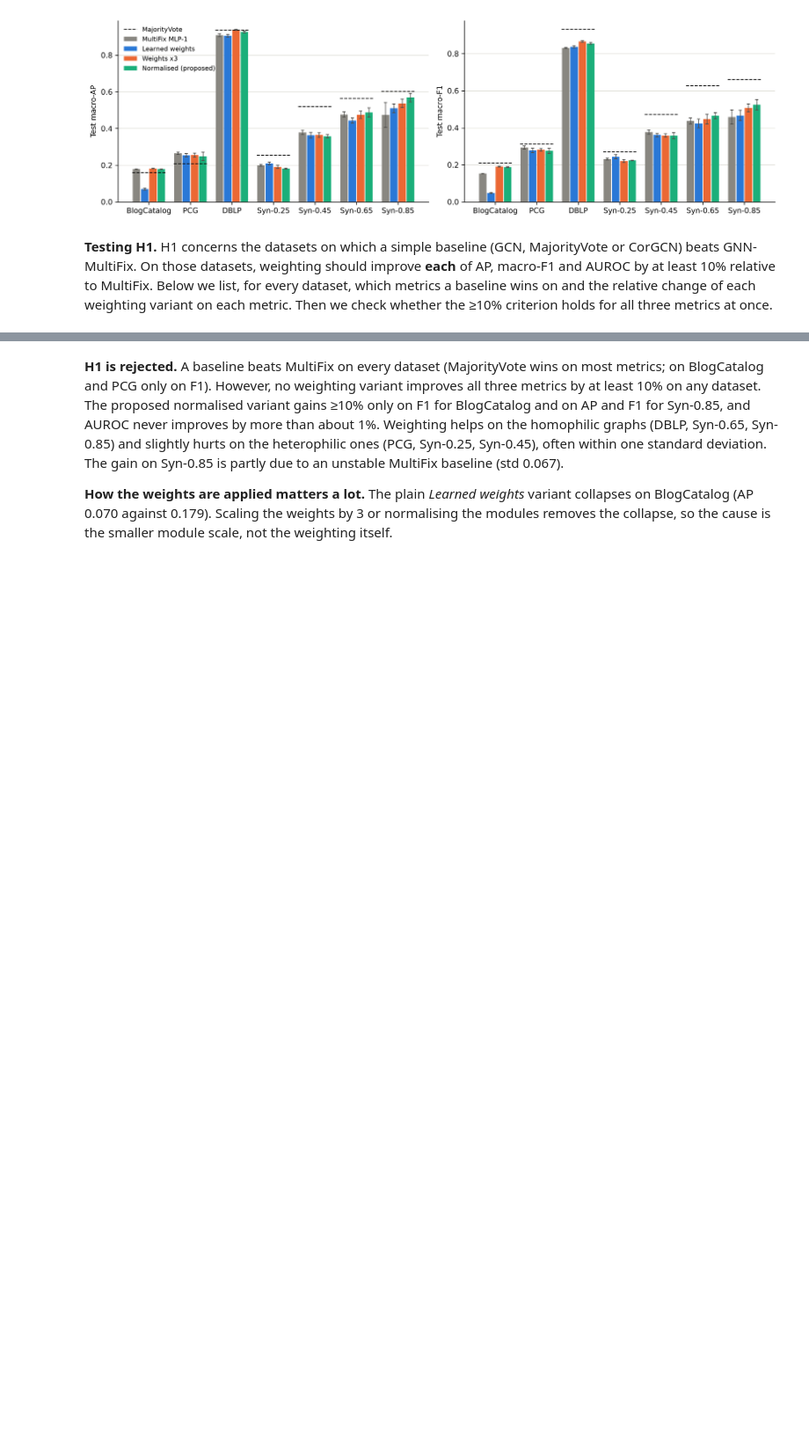
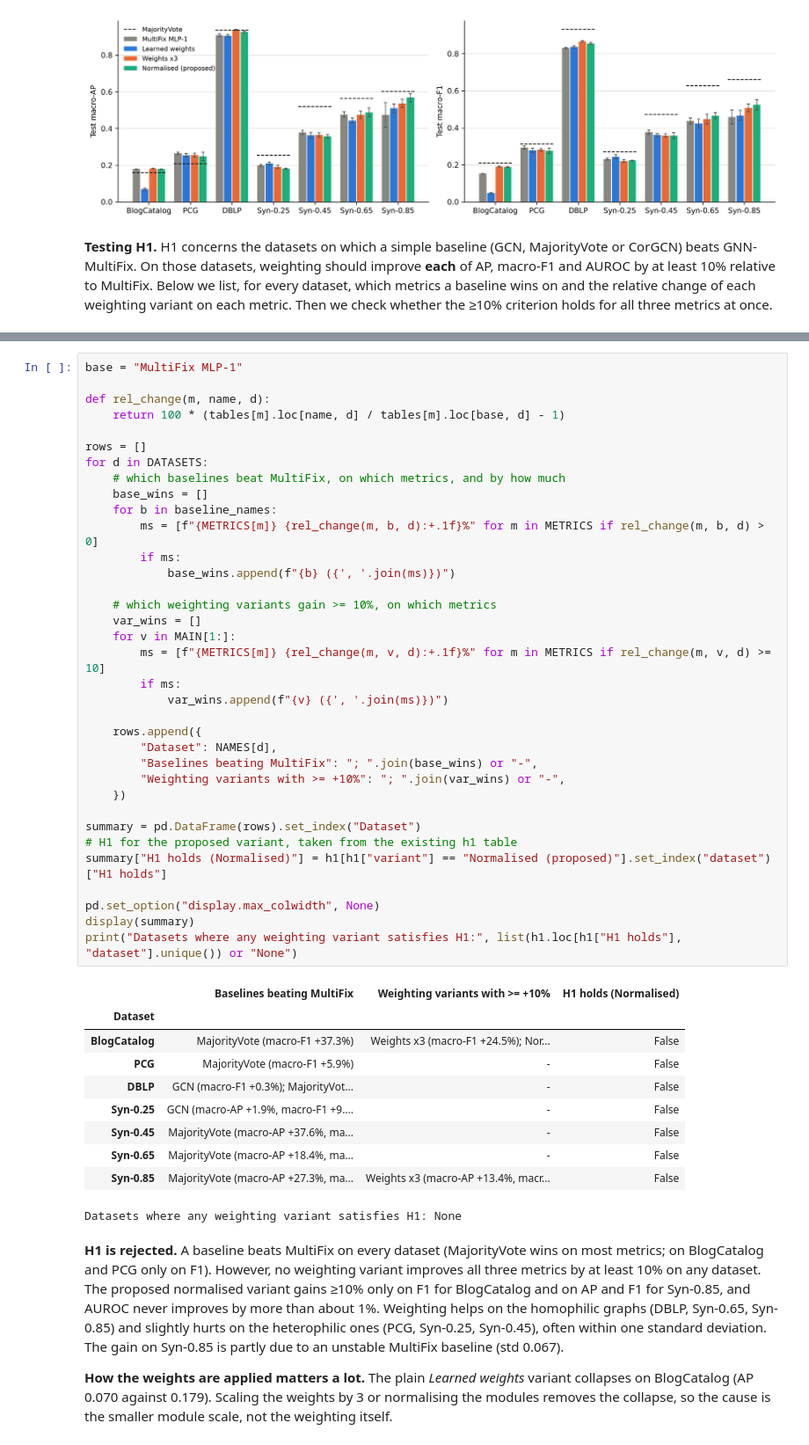
Before and after one commit to TimH149/GraphML, a Jupyter notebook: Project_Notebook.ipynb, the cells around one changed output, grey strips where cells are left out. Shown at 88% size. Cells and saved outputs as stored; diff of their text form; blank space fills up the shorter version.

```diff
--- a/Project_Notebook.ipynb
+++ b/Project_Notebook.ipynb
@@ -732,3 +695,49 @@ Datasets where any weighting variant satisfies H1: None
+# %%
+base = "MultiFix MLP-1"
+
+def rel_change(m, name, d):
+    return 100 * (tables[m].loc[name, d] / tables[m].loc[base, d] - 1)
+
+rows = []
+for d in DATASETS:
+    # which baselines beat MultiFix, on which metrics, and by how much
+    base_wins = []
+    for b in baseline_names:
+        ms = [f"{METRICS[m]} {rel_change(m, b, d):+.1f}%" for m in METRICS if rel_change(m, b, d) > 0]
+        if ms:
+            base_wins.append(f"{b} ({', '.join(ms)})")
+
+    # which weighting variants gain >= 10%, on which metrics
+    var_wins = []
+    for v in MAIN[1:]:
+        ms = [f"{METRICS[m]} {rel_change(m, v, d):+.1f}%" for m in METRICS if rel_change(m, v, d) >= 10]
+        if ms:
+            var_wins.append(f"{v} ({', '.join(ms)})")
+
+    rows.append({
+        "Dataset": NAMES[d],
+        "Baselines beating MultiFix": "; ".join(base_wins) or "-",
+        "Weighting variants with >= +10%": "; ".join(var_wins) or "-",
+    })
+
+summary = pd.DataFrame(rows).set_index("Dataset")
+# H1 for the proposed variant, taken from the existing h1 table
+summary["H1 holds (Normalised)"] = h1[h1["variant"] == "Normalised (proposed)"].set_index("dataset")["H1 holds"]
+
+pd.set_option("display.max_colwidth", None)
+display(summary)
+print("Datasets where any weighting variant satisfies H1:", list(h1.loc[h1["H1 holds"], "dataset"].unique()) or "None")
+# %% [output]
+|  | Baselines beating MultiFix | Weighting variants with >= +10% | H1 holds (Normalised) |
+| Dataset |  |  |  |
+| BlogCatalog | MajorityVote (macro-F1 +37.3%) | Weights x3 (macro-F1 +24.5%); Nor... | False |
+| PCG | MajorityVote (macro-F1 +5.9%) | - | False |
+| DBLP | GCN (macro-F1 +0.3%); MajorityVot... | - | False |
+| Syn-0.25 | GCN (macro-AP +1.9%, macro-F1 +9.... | - | False |
+| Syn-0.45 | MajorityVote (macro-AP +37.6%, ma... | - | False |
+| Syn-0.65 | MajorityVote (macro-AP +18.4%, ma... | - | False |
+| Syn-0.85 | MajorityVote (macro-AP +27.3%, ma... | Weights x3 (macro-AP +13.4%, macr... | False |
+Datasets where any weighting variant satisfies H1: None
 # %% [markdown]
 **H1 is rejected.** A baseline beats MultiFix on every dataset (MajorityVote wins on most metrics; on BlogCatalog and PCG only on F1). However, no weighting variant improves all three metrics by at least 10% on any dataset. The proposed normalised variant gains ≥10% only on F1 for BlogCatalog and on AP and F1 for Syn-0.85, and AUROC never improves by more than about 1%. Weighting helps on the homophilic graphs (DBLP, Syn-0.65, Syn-0.85) and slightly hurts on the heterophilic ones (PCG, Syn-0.25, Syn-0.45), often within one standard deviation. The gain on Syn-0.85 is partly due to an unstable MultiFix baseline (std 0.067).
 
```
Also changed, not shown: parts of 13 cells of this notebook.
